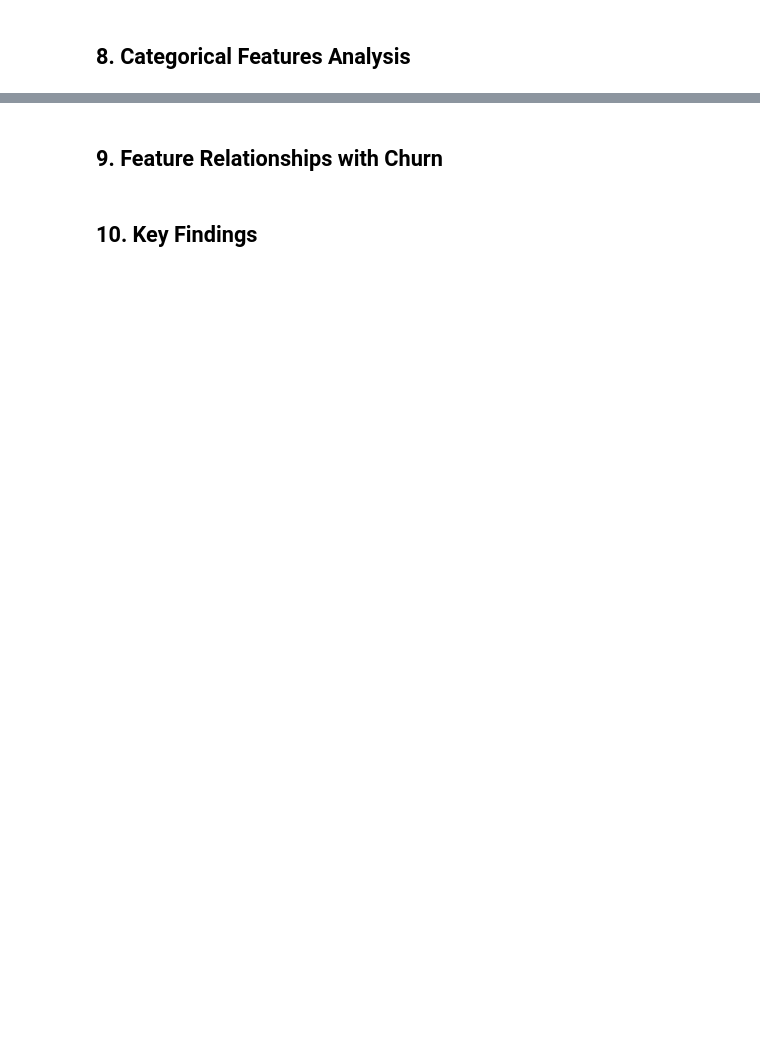
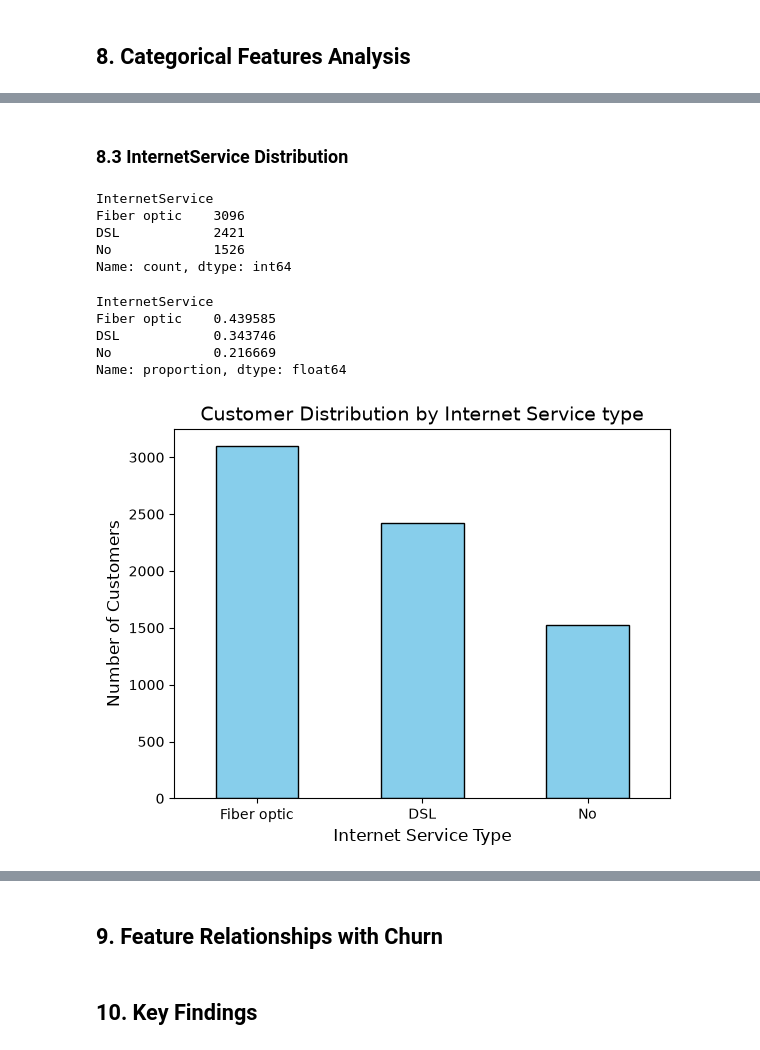
Before and after one commit to mertcanaksoy34/telco-customer-churn, a Jupyter notebook: notebooks/01_eda.ipynb, the cells around one changed output, grey strips where cells are left out. Drawn from its saved outputs; the diff is of its cells as text; code cells hidden in the pictures; blank space fills up the shorter version.

```diff
--- a/notebooks/01_eda.ipynb
+++ b/notebooks/01_eda.ipynb
@@ -323,0 +389,30 @@ plt.show()
+# %% [markdown]
+### 8.3 InternetService Distribution
+# %%
+df['InternetService'].value_counts()
+# %% [output]
+InternetService
+Fiber optic    3096
+DSL            2421
+No             1526
+Name: count, dtype: int64
+# %%
+df['InternetService'].value_counts(normalize=True)
+# %% [output]
+InternetService
+Fiber optic    0.439585
+DSL            0.343746
+No             0.216669
+Name: proportion, dtype: float64
+# %%
+df['InternetService'].value_counts().plot(kind='bar', color='skyblue', edgecolor='black')
+
+plt.title("Customer Distribution by Internet Service type", fontsize=14)
+plt.xlabel("Internet Service Type", fontsize=12)
+plt.ylabel("Number of Customers", fontsize=12)
+
+plt.xticks(rotation=0)
+
+plt.show()
+# %% [output]
+[figure, added]
```
Also changed, not shown: parts of 33 cells of this notebook.
